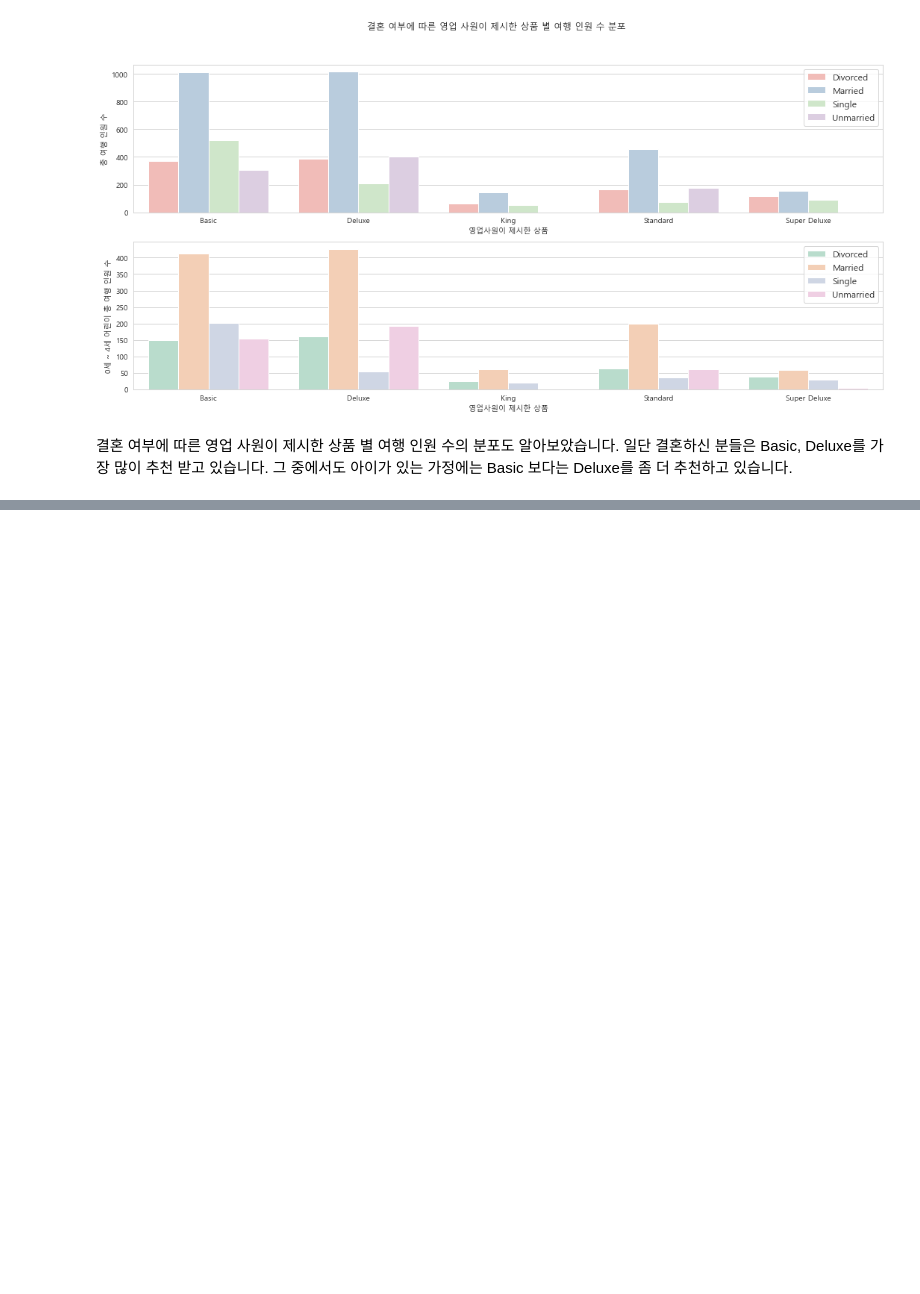
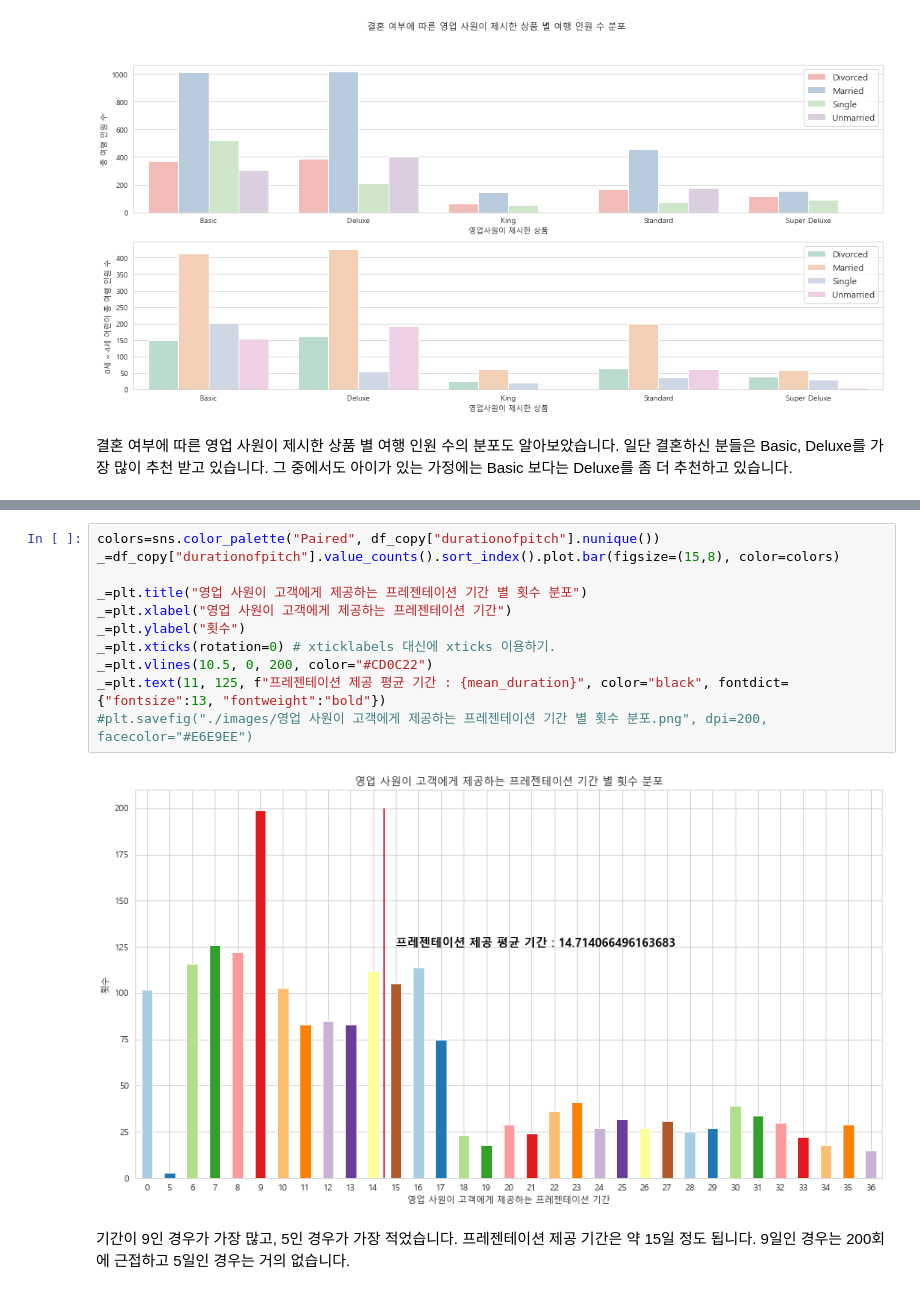
Before and after one commit to NohJeongKim/dacon-second-visualization, a Jupyter notebook: product.ipynb, the cells around one changed output, grey strips where cells are left out. Drawn from its saved outputs; the diff is of its cells as text; blank space fills up the shorter version.

```diff
--- a/product.ipynb
+++ b/product.ipynb
@@ -562,0 +599,15 @@ fig.savefig("./images/결혼 여부에 따른 영업 사원이 제시한 상품
+# %%
+colors=sns.color_palette("Paired", df_copy["durationofpitch"].nunique())
+_=df_copy["durationofpitch"].value_counts().sort_index().plot.bar(figsize=(15,8), color=colors)
+
+_=plt.title("영업 사원이 고객에게 제공하는 프레젠테이션 기간 별 횟수 분포")
+_=plt.xlabel("영업 사원이 고객에게 제공하는 프레젠테이션 기간")
+_=plt.ylabel("횟수")
+_=plt.xticks(rotation=0) # xticklabels 대신에 xticks 이용하기.
+_=plt.vlines(10.5, 0, 200, color="#CD0C22")
+_=plt.text(11, 125, f"프레젠테이션 제공 평균 기간 : {mean_duration}", color="black", fontdict={"fontsize":13, "fontweight":"bold"})
+#plt.savefig("./images/영업 사원이 고객에게 제공하는 프레젠테이션 기간 별 횟수 분포.png", dpi=200, facecolor="#E6E9EE")
+# %% [output]
+[figure, added]
+# %% [markdown]
+기간이 9인 경우가 가장 많고, 5인 경우가 가장 적었습니다. 프레젠테이션 제공 기간은 약 15일 정도 됩니다. 9일인 경우는 200회에 근접하고 5일인 경우는 거의 없습니다.
```
Also changed, not shown: parts of 7 cells of this notebook, 3 other files.
